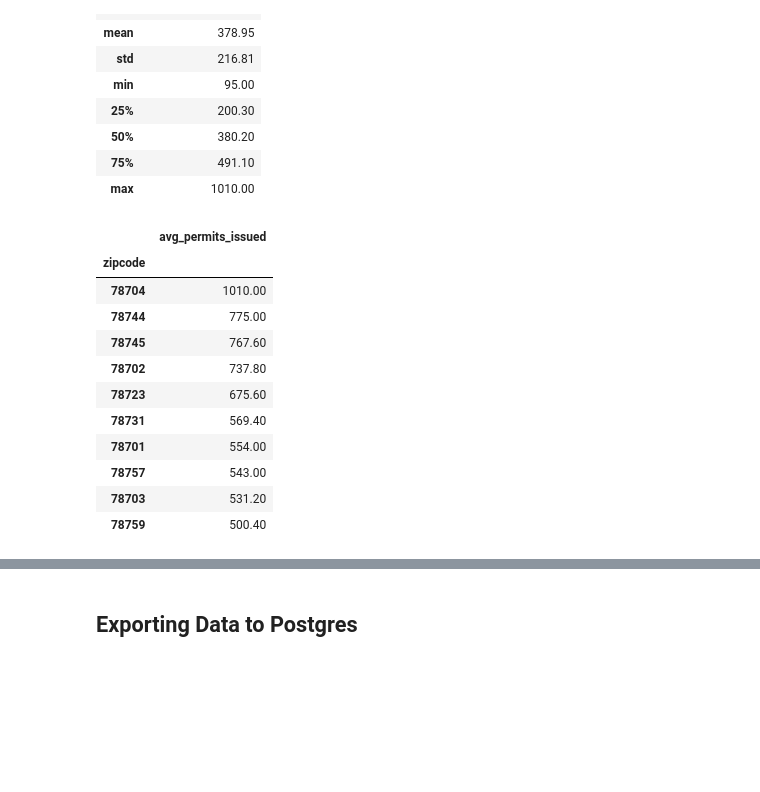
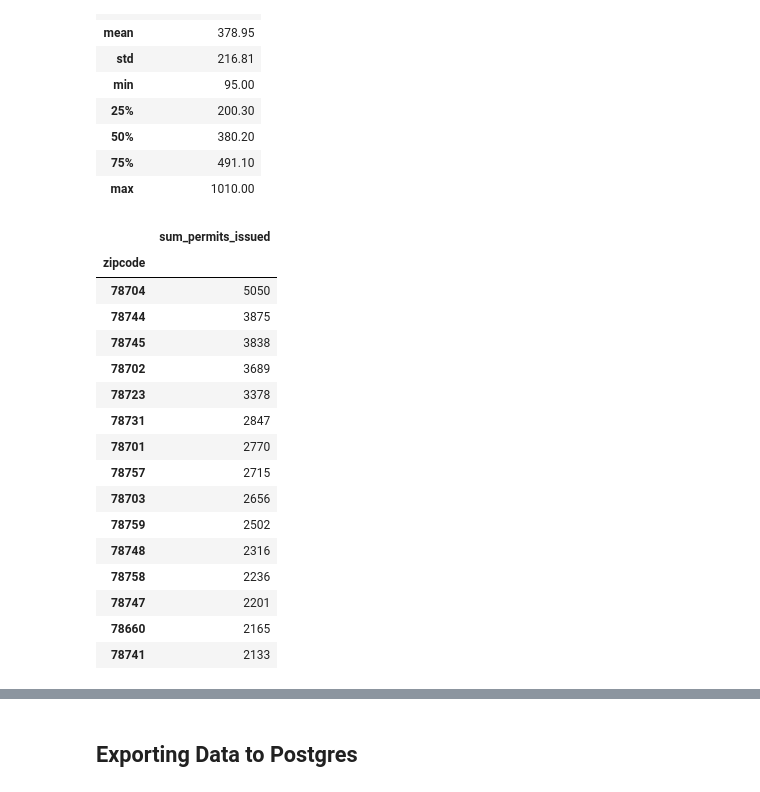
Before and after one commit to cmanwaring/Urban-Development-Predictor, a Jupyter notebook: Josue/permit_data_eda.ipynb, the cells around one changed output, grey strips where cells are left out. Cells and saved outputs as stored; diff of their text form; code cells hidden in the pictures; blank space fills up the shorter version.

```diff
--- a/Josue/permit_data_eda.ipynb
+++ b/Josue/permit_data_eda.ipynb
@@ -240,20 +240,25 @@ zip_avg_df.describe()
 | max | 1010.00 |
 # %%
 # Condense DataFrame to top ten zip codes
-condensed_avg_df = zip_avg_df[(zip_avg_df['avg_permits_issued'] > 500)]
+condensed_avg_df = zip_sum_df[(zip_sum_df['sum_permits_issued'] > 2000)]
 condensed_avg_df
 # %% [output]
-|  | avg_permits_issued |
+|  | sum_permits_issued |
 | zipcode |  |
-| 78704 | 1010.00 |
-| 78744 | 775.00 |
-| 78745 | 767.60 |
-| 78702 | 737.80 |
-| 78723 | 675.60 |
-| 78731 | 569.40 |
-| 78701 | 554.00 |
-| 78757 | 543.00 |
-| 78703 | 531.20 |
-| 78759 | 500.40 |
+| 78704 | 5050 |
+| 78744 | 3875 |
+| 78745 | 3838 |
+| 78702 | 3689 |
+| 78723 | 3378 |
+| 78731 | 2847 |
+| 78701 | 2770 |
+| 78757 | 2715 |
+| 78703 | 2656 |
+| 78759 | 2502 |
+| 78748 | 2316 |
+| 78758 | 2236 |
+| 78747 | 2201 |
+| 78660 | 2165 |
+| 78741 | 2133 |
 # %%
 # Condense restructured_df to top ten zip codes
```
Also changed, not shown: parts of 4 cells of this notebook, 4 other files.
